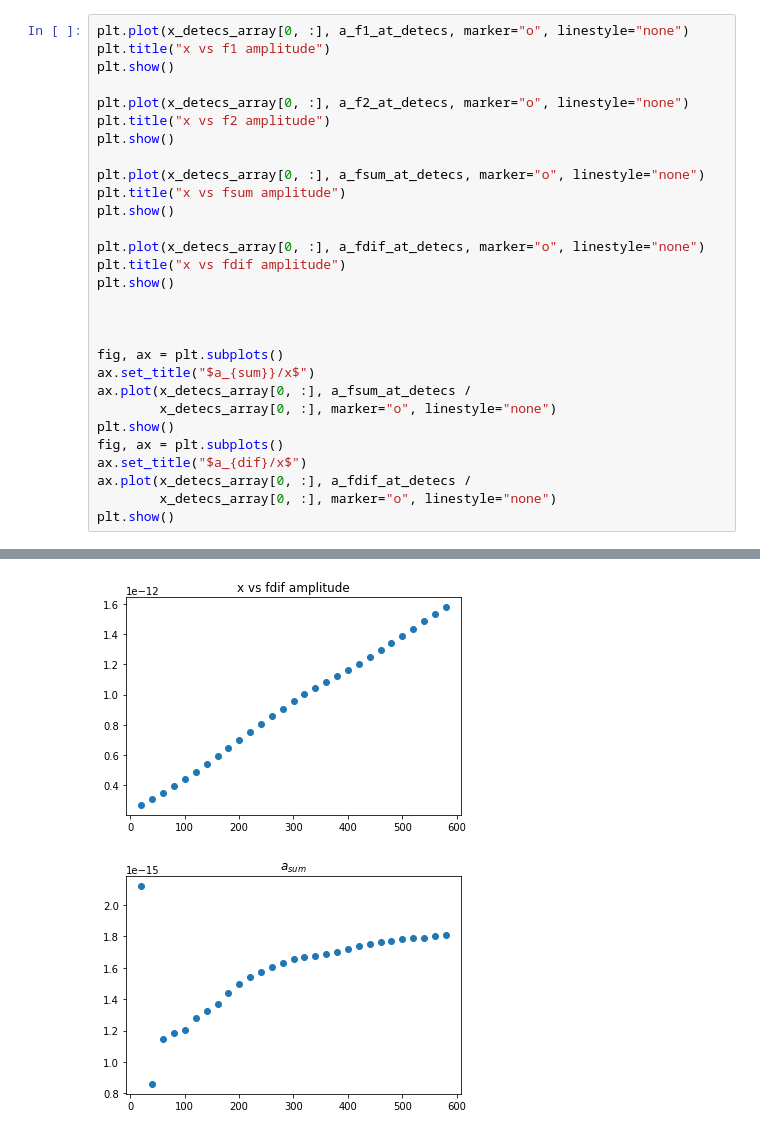
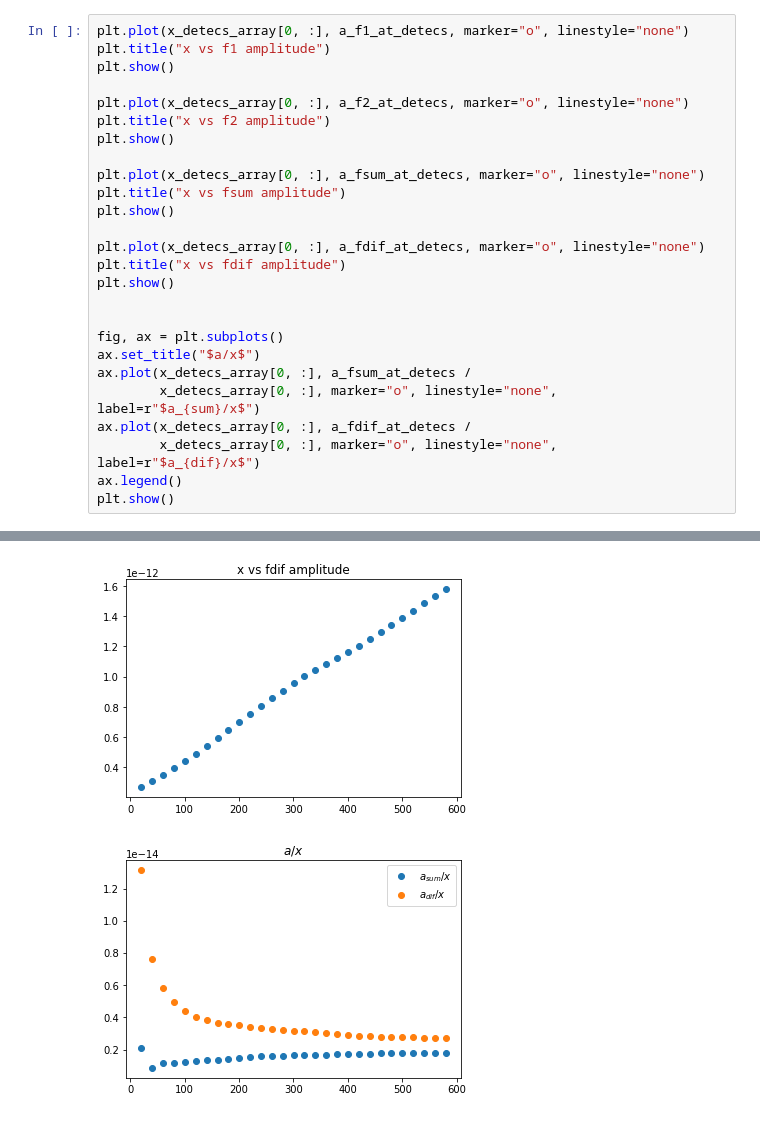
Before and after one commit to 1060matsuda/nlu, a Jupyter notebook: common_files/multiDetecMix.ipynb, the cells around one changed output, grey strips where cells are left out. Saved outputs shown, nothing was run; the diff lists cells and outputs as text.

```diff
--- a/common_files/multiDetecMix.ipynb
+++ b/common_files/multiDetecMix.ipynb
@@ -301,35 +355,32 @@ if False:
 # %%
 plt.plot(x_detecs_array[0, :], a_f1_at_detecs, marker="o", linestyle="none")
 plt.title("x vs f1 amplitude")
 plt.show()
 
 plt.plot(x_detecs_array[0, :], a_f2_at_detecs, marker="o", linestyle="none")
 plt.title("x vs f2 amplitude")
 plt.show()
 
 plt.plot(x_detecs_array[0, :], a_fsum_at_detecs, marker="o", linestyle="none")
 plt.title("x vs fsum amplitude")
 plt.show()
 
 plt.plot(x_detecs_array[0, :], a_fdif_at_detecs, marker="o", linestyle="none")
 plt.title("x vs fdif amplitude")
 plt.show()
 
 
-
 fig, ax = plt.subplots()
-ax.set_title("$a_{sum}}/x$")
+ax.set_title("$a/x$")
 ax.plot(x_detecs_array[0, :], a_fsum_at_detecs /
-        x_detecs_array[0, :], marker="o", linestyle="none")
+        x_detecs_array[0, :], marker="o", linestyle="none", label=r"$a_{sum}/x$")
+ax.plot(x_detecs_array[0, :], a_fdif_at_detecs /
+        x_detecs_array[0, :], marker="o", linestyle="none", label=r"$a_{dif}/x$")
+ax.legend()
 plt.show()
-fig, ax = plt.subplots()
-ax.set_title("$a_{dif}/x$")
-ax.plot(x_detecs_array[0, :], a_fdif_at_detecs /
-        x_detecs_array[0, :], marker="o", linestyle="none")
-plt.show()
 # %% [output]
 [figure]
 [figure]
 [figure]
 [figure]
-[figure, old version]
+[figure, new version]
```
Also changed, not shown: parts of 11 cells of this notebook, 1 other file.
